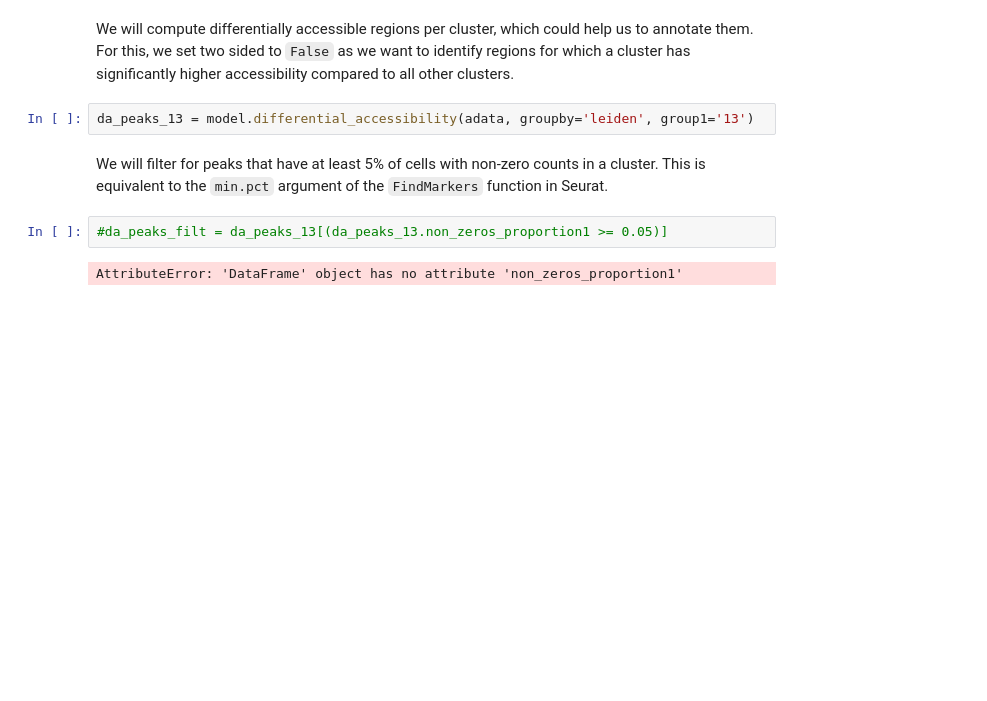
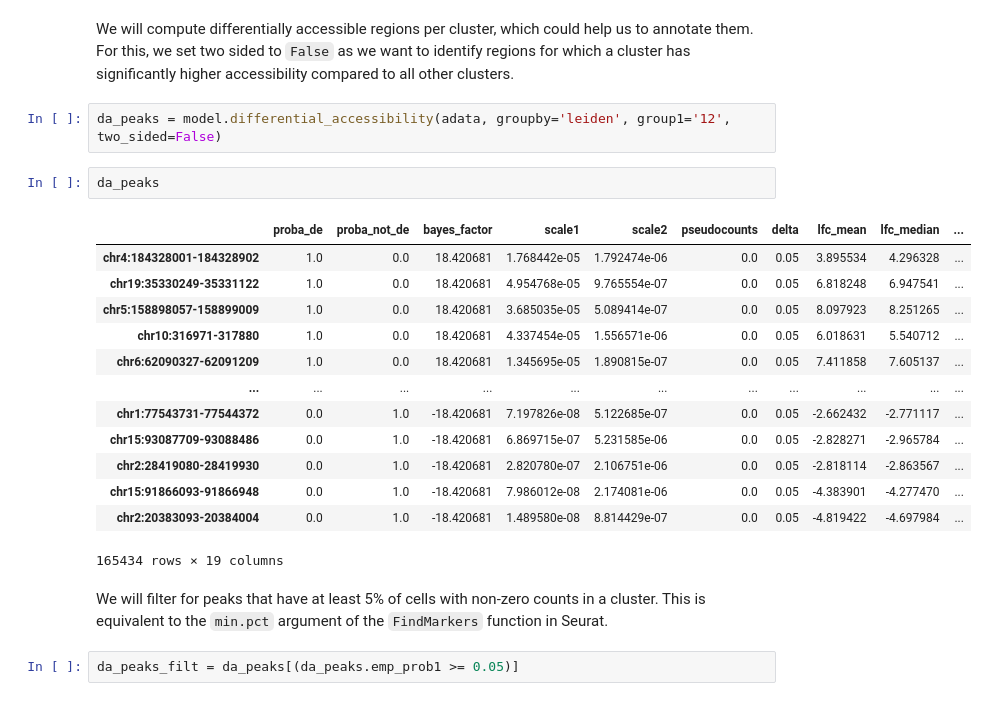
Before and after one commit to theislab/scatac_poisson_reproducibility, a Jupyter notebook: notebooks/scvi_tools_example_notebook.ipynb, the cells around one changed output. Cells and saved outputs as stored; diff of their text form; blank space fills up the shorter version.

```diff
--- a/notebooks/scvi_tools_example_notebook.ipynb
+++ b/notebooks/scvi_tools_example_notebook.ipynb
@@ -131,10 +146,24 @@ We could do further cell type annotation by looking at the gene activity of mark
 # %% [markdown]
 We will compute differentially accessible regions per cluster, which could help us to annotate them. For this, we set two sided to `False` as we want to identify regions for which a cluster has significantly higher accessibility compared to all other clusters.
 # %%
-da_peaks_13 = model.differential_accessibility(adata, groupby='leiden', group1='13')
+da_peaks = model.differential_accessibility(adata, groupby='leiden', group1='12', two_sided=False)
+# %%
+da_peaks
+# %% [output]
+|  | proba_de | proba_not_de | bayes_factor | scale1 | scale2 | pseudocounts | delta | lfc_mean | lfc_median | ... |
+| chr4:184328001-184328902 | 1.0 | 0.0 | 18.420681 | 1.768442e-05 | 1.792474e-06 | 0.0 | 0.05 | 3.895534 | 4.296328 | ... |
+| chr19:35330249-35331122 | 1.0 | 0.0 | 18.420681 | 4.954768e-05 | 9.765554e-07 | 0.0 | 0.05 | 6.818248 | 6.947541 | ... |
+| chr5:158898057-158899009 | 1.0 | 0.0 | 18.420681 | 3.685035e-05 | 5.089414e-07 | 0.0 | 0.05 | 8.097923 | 8.251265 | ... |
+| chr10:316971-317880 | 1.0 | 0.0 | 18.420681 | 4.337454e-05 | 1.556571e-06 | 0.0 | 0.05 | 6.018631 | 5.540712 | ... |
+| chr6:62090327-62091209 | 1.0 | 0.0 | 18.420681 | 1.345695e-05 | 1.890815e-07 | 0.0 | 0.05 | 7.411858 | 7.605137 | ... |
+| ... | ... | ... | ... | ... | ... | ... | ... | ... | ... | ... |
+| chr1:77543731-77544372 | 0.0 | 1.0 | -18.420681 | 7.197826e-08 | 5.122685e-07 | 0.0 | 0.05 | -2.662432 | -2.771117 | ... |
+| chr15:93087709-93088486 | 0.0 | 1.0 | -18.420681 | 6.869715e-07 | 5.231585e-06 | 0.0 | 0.05 | -2.828271 | -2.965784 | ... |
+| chr2:28419080-28419930 | 0.0 | 1.0 | -18.420681 | 2.820780e-07 | 2.106751e-06 | 0.0 | 0.05 | -2.818114 | -2.863567 | ... |
+| chr15:91866093-91866948 | 0.0 | 1.0 | -18.420681 | 7.986012e-08 | 2.174081e-06 | 0.0 | 0.05 | -4.383901 | -4.277470 | ... |
+| chr2:20383093-20384004 | 0.0 | 1.0 | -18.420681 | 1.489580e-08 | 8.814429e-07 | 0.0 | 0.05 | -4.819422 | -4.697984 | ... |
+165434 rows × 19 columns
 # %% [markdown]
 We will filter for peaks that have at least 5% of cells with non-zero counts in a cluster. This is equivalent to the `min.pct` argument of the `FindMarkers` function in Seurat.
 # %%
-#da_peaks_filt = da_peaks_13[(da_peaks_13.non_zeros_proportion1 >= 0.05)]
+da_peaks_filt = da_peaks[(da_peaks.emp_prob1 >= 0.05)]
-# %% [output]
-AttributeError: 'DataFrame' object has no attribute 'non_zeros_proportion1'
```
Also changed, not shown: parts of 11 cells of this notebook.
